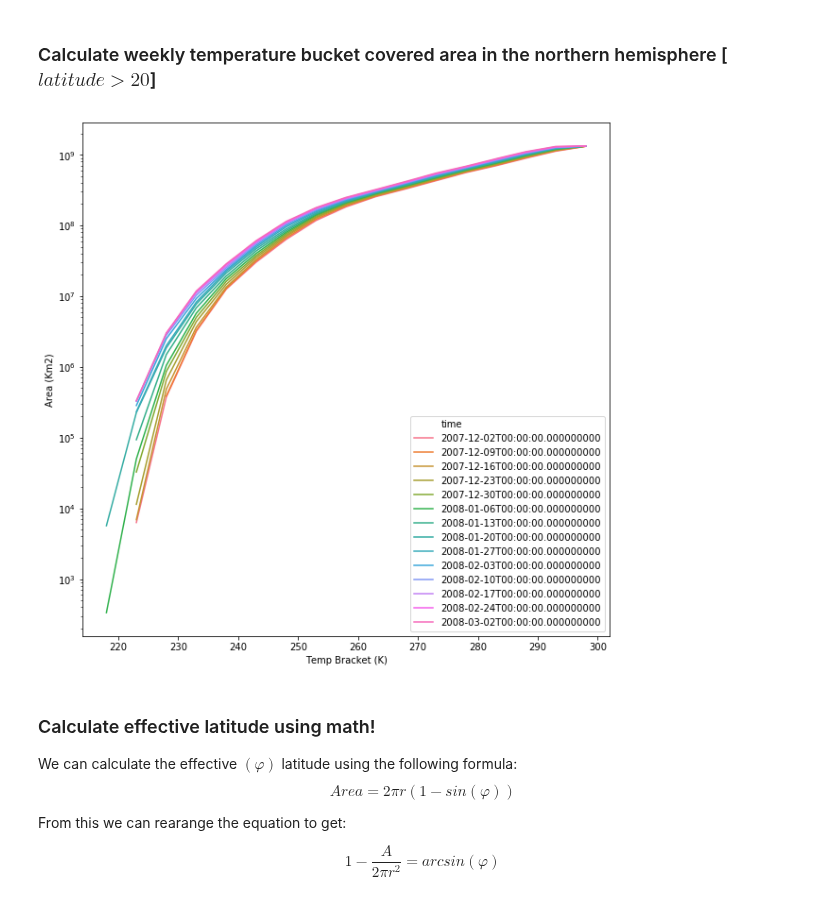
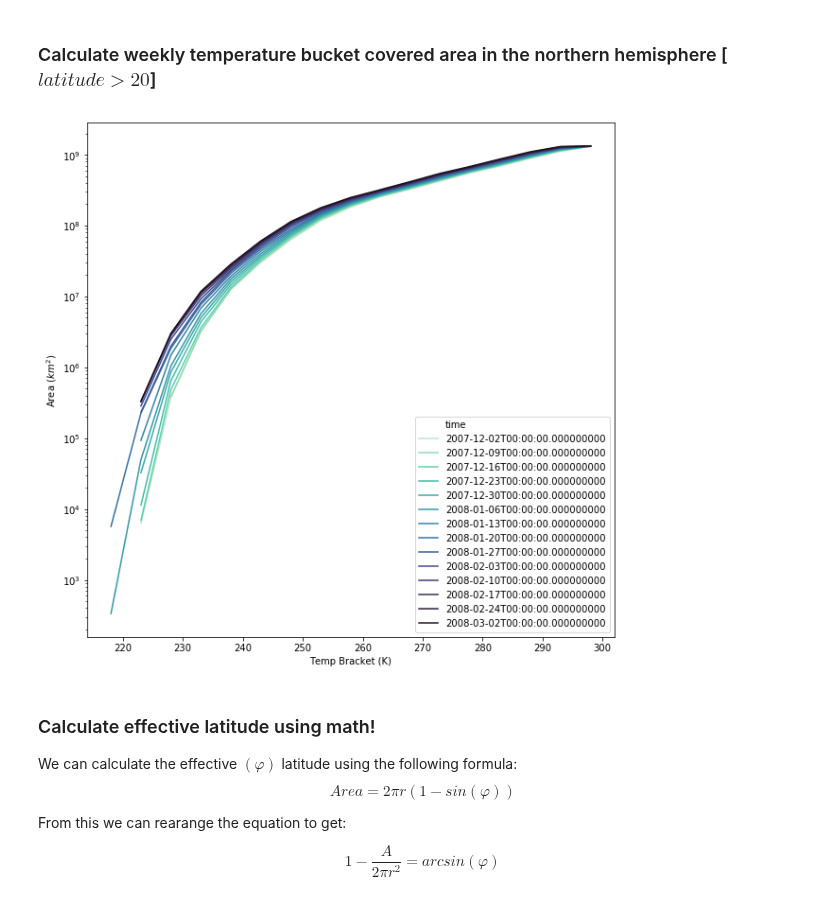
Before and after one commit to geosciences-data-practicum/reanalysis_getter, a Jupyter notebook: analysis/winter_test.ipynb, the cells around one changed output. Cells and saved outputs as stored; diff of their text form; code cells hidden in the pictures.

```diff
--- a/analysis/winter_test.ipynb
+++ b/analysis/winter_test.ipynb
@@ -150,21 +151,22 @@ plt.yscale('log')
 # %%
 air_week_df = air_week_df.assign(temp_bracket =  pd.cut(air_week_df['t2m'], cut_off))
 air_week_df_north = air_week_df[air_week_df.lat > 20]
 air_week_df_group_north_pdf = air_week_df_north.groupby(['temp_bracket', 'time'], as_index=False)['area_grid'].sum()
 
 # Calculate cumulative number of grids per temperature bins
 air_week_df_group_north_cdf = air_week_df_group_north_pdf.assign(lat_cumsum = air_week_df_group_north_pdf['area_grid'].cumsum())
 air_week_df_group_north_cdf['left_temp_interval']  = air_week_df_group_north_cdf.temp_bracket.apply(lambda x: x.left)
 
 fig, ax = plt.subplots(figsize = (10, 10))
 sns.lineplot(x="left_temp_interval",
              y="lat_cumsum",
              hue='time',
+             palette=sns.color_palette("mako_r", 14),
              data=air_week_df_group_north_cdf)
-ax.set(xlabel='Temp Bracket (K)', ylabel='Area (Km2)')
+ax.set(xlabel='Temp Bracket (K)', ylabel=r'Area ($km^{2}$)')
 plt.yscale('log')
 # %% [output]
-[figure, old version]
+[figure, new version]
 # %% [markdown]
 ### Calculate effective latitude using math!
 
```
Also changed, not shown: parts of 4 cells of this notebook.
